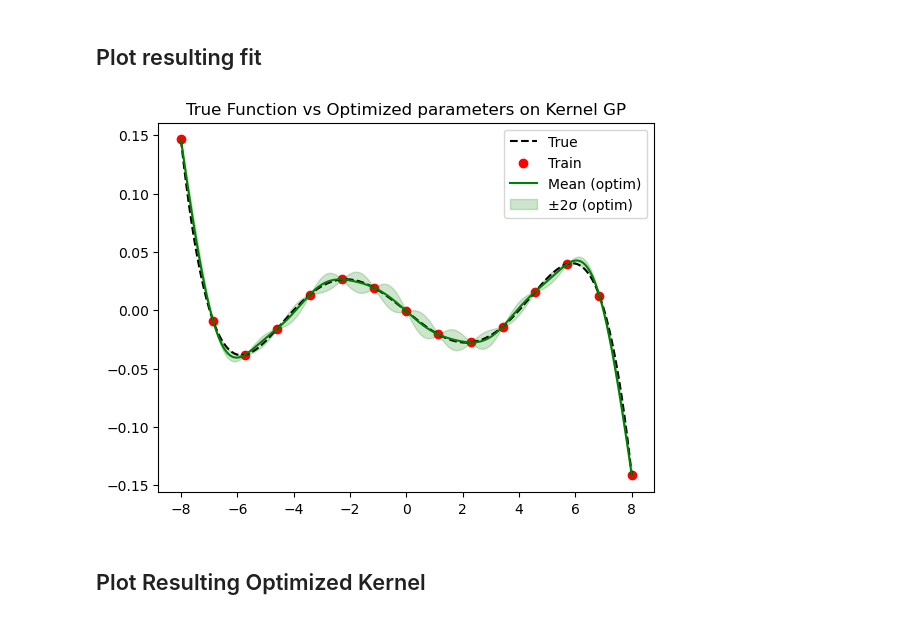
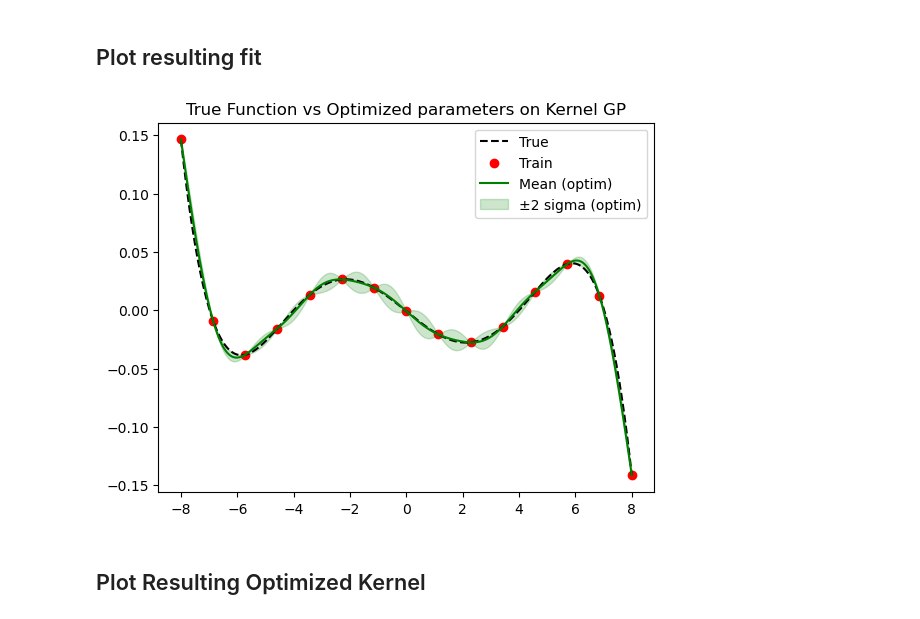
Before and after one commit to anushri10/Efficient-Training-of-Minimal-and-Maximal-Low-Rank-RNNs, a Jupyter notebook: Fig_5_GP_Panel_A_B.ipynb, the cells around one changed output. Drawn from its saved outputs; the diff is of its cells as text; code cells hidden in the pictures.

```diff
--- a/Fig_5_GP_Panel_A_B.ipynb
+++ b/Fig_5_GP_Panel_A_B.ipynb
@@ -164,13 +164,13 @@ std_opt = np.sqrt(np.clip(np.diag(cov_opt),0, np.inf))
 # %%
 plt.plot(zgrid, fgrid, 'k--', label='True')
 plt.scatter(z_train, y_train, c='r', label='Train')
 plt.plot(zgrid, mu_opt, 'g-', label='Mean (optim)')
-plt.fill_between(zgrid.flatten(), mu_opt-2*std_opt,  mu_opt+2*std_opt, color='g', alpha=0.2, label='±2σ (optim)')
+plt.fill_between(zgrid.flatten(), mu_opt-2*std_opt,  mu_opt+2*std_opt, color='g', alpha=0.2, label='±2 sigma (optim)')
 plt.legend()
 plt.title("True Function vs Optimized parameters on Kernel GP")
 plt.show()
 # %% [output]
-[figure, old version]
+[figure, new version]
 # %% [markdown]
 ## Plot Resulting Optimized Kernel
 # %%
```
Also changed, not shown: parts of 1 cell of this notebook.
